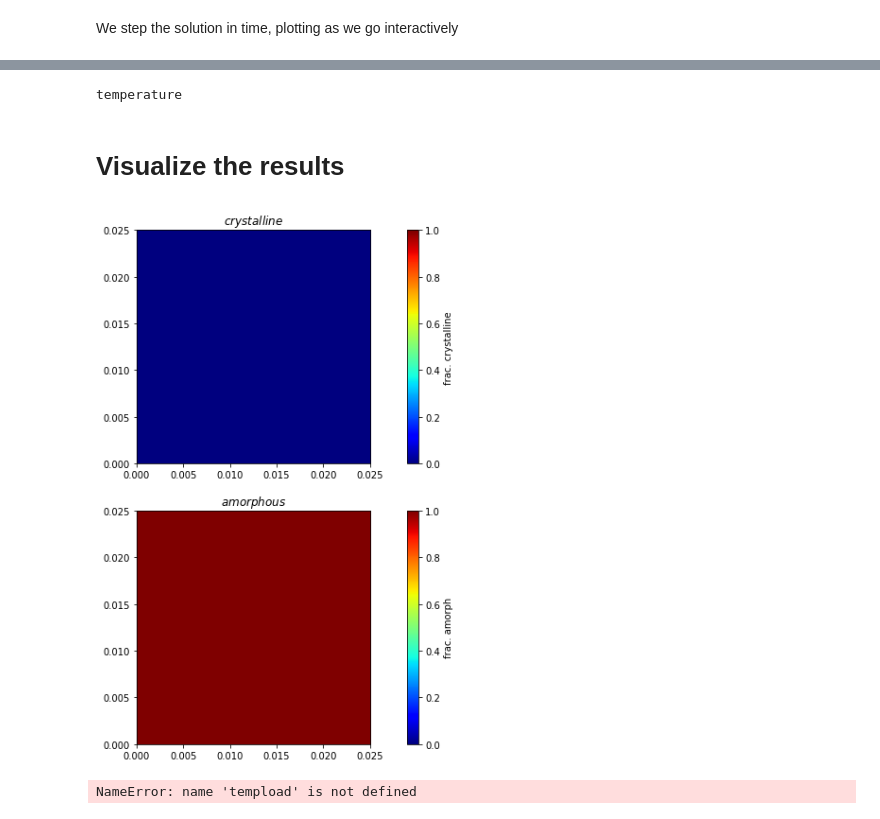
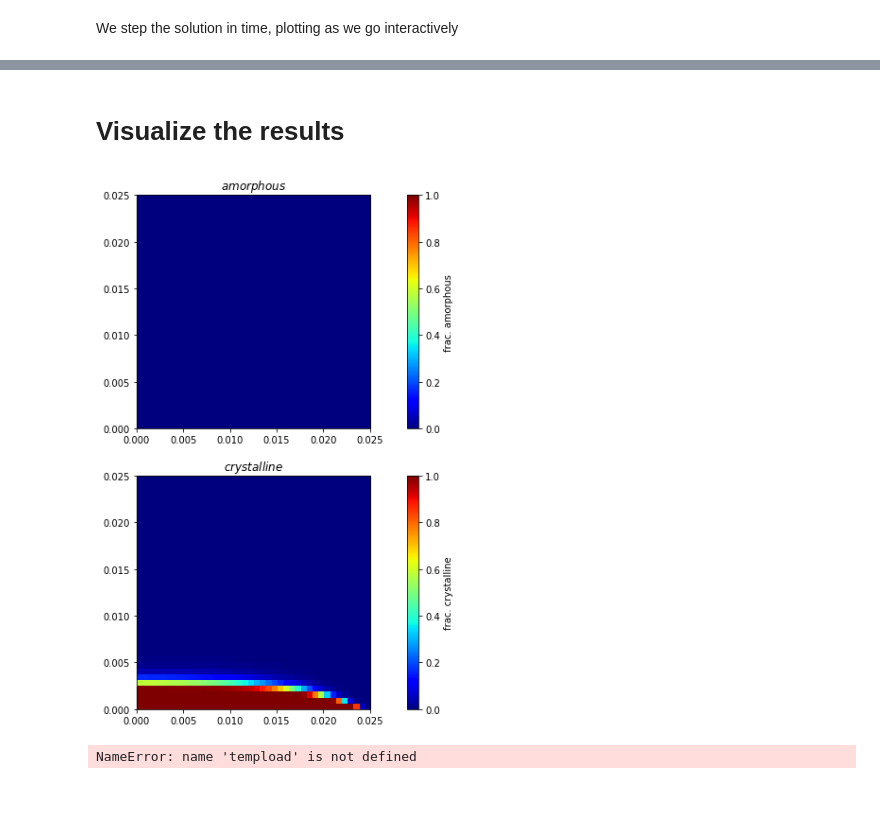
Before and after one commit to Teslos/TTT, a Jupyter notebook: TTTBMG.ipynb, the cells around one changed output, grey strips where cells are left out. Drawn from its saved outputs; the diff is of its cells as text; code cells hidden in the pictures.

```diff
--- a/TTTBMG.ipynb
+++ b/TTTBMG.ipynb
@@ -291,8 +291,8 @@ mesh = CylindricalGrid2D(dx = dL, dy = dL, nx = N, ny = N)
 # %% [markdown]
 Also adds the fraction of different phases as cell variable, so we can calculate the contributions from different phases to heat equation.
 # %%
-fi = CellVariable(mesh=mesh, name='frac. crystalline', hasOld=True, value=0.0)
-fp = CellVariable(mesh=mesh, name='frac. amorph', hasOld=True, value=0.0)
+fi = CellVariable(mesh=mesh, name='frac. amorphous', hasOld=True, value=0.0)
+fc = CellVariable(mesh=mesh, name='frac. crystalline', hasOld=True, value=0.0)
 xi = CellVariable(mesh=mesh, name='volume fract.',hasOld=True, value=0.)
 temperature = CellVariable(mesh = mesh, name='temperature',value=1173., hasOld=True)
 tincubation = CellVariable(mesh = mesh, name='incubation', value=0., hasOld=True)
@@ -325,10 +325,10 @@ fluxBottom = hrcf(temperature.faceValue.value)*(temperature.faceValue-t_inf) #ch
 # %% [markdown]
 Calculation of the transformation time (incubation time) before start of diffusive reaction:
 # %%
-def transformation_time(fp,k,n):
-    return (np.log(1./(1.-fp)) / k)**(1./n)
+def transformation_time(fc,k,n):
+    return (np.log(1./(1.-fc)) / k)**(1./n)
 def volume_fraction(time,k,n):
-    fp.setValue(1-np.exp(-k*time**n), where= tincubation > 0.)
+    fc.setValue(1-np.exp(-k*time**n), where= tincubation > 0.)
 # %% [markdown]
 Define the source term for the phase transformation effects. The phase transformation source contains the fraction of the amorphous phase transformed in crystalline and enthalpy of the formation.
 Singh and Dubey expressed the difference of specific heat between the undercooled liquid and the crystalline state:
@@ -394,12 +394,14 @@ for i in range(steps):
     terr=10e+10
     temperature.updateOld()
     fi.updateOld()
-    fp.updateOld()
+    fc.updateOld()
 
     # calculate incubation time
     n = calcn(temperature)
     k = calck(0.005,temperature)
-    tt = transformation_time(fp,k,n)
+    print "n = {} and k = {}".format(n,k)
+    tt = transformation_time(fc,k,n)
+    print "transformation time {}" .format(tt)
     tincubation.setValue(tincubation.value + dt/10)
     print tincubation
     # calculate volume fraction of the crystalline phase
@@ -409,7 +411,7 @@ for i in range(steps):
     # update martensite fraction using koistinen-marburger eq.
     # koistinen_marburger(temperature)
     # update complete volume fraction
-    xi = fp + fi
+    xi = fc + fi
     print max(xi)
     while(terr > eps):
         print "Residual %f" % terr
@@ -418,10 +420,10 @@ for i in range(steps):
     #print min(phaseSourceT())
     if __name__ == '__main__':
         path = "../../TEST/temperature/"
-        temperatureViewer.plot(path+"temperatureOH"+str(i)+".eps")
-        np.savetxt(path+"temperatureOH"+str(i),temperature)
-        np.savetxt(path+"crystallineOH"+str(i),fi)
-        np.savetxt(path+"amorphousOH"+str(i),fp)
+        temperatureViewer.plot(path+"temperatureBMG"+str(i)+".eps")
+        np.savetxt(path+"temperatureBMG"+str(i),temperature)
+        np.savetxt(path+"amorphousBMG"+str(i),fi)
+        np.savetxt(path+"crystallineBMG"+str(i),fc)
         Tvstime.append(temperature.value[0])
         print "step: ", i, "Min. temperature",min(temperature), "Max. temperature", max(temperature)
 # %% [output]
@@ -462,18 +466,16 @@ Residual 0.137546
 # %%
 temperature
-# %% [output]
-temperature
 # %% [markdown]
 # Visualize the results
 # %%
 fig1, (axp2, axc2)= plt.subplots(2, 1, sharex=False, sharey=False, figsize=(14,10))
 
-viewer1 = MultiViewer(viewers = (Matplotlib2DGridViewer(vars=fi, title='$crystalline$', axes=axp2, \
+viewer1 = MultiViewer(viewers = (Matplotlib2DGridViewer(vars=fi, title='$amorphous$', axes=axp2, \
                                                        datamin=0., datamax=1.), \
-                                Matplotlib2DGridViewer(vars=fp,  title='$amorphous$'   , axes=axc2, \
+                                Matplotlib2DGridViewer(vars=fc,  title='$crystalline$'   , axes=axc2, \
                                                        datamin=0., datamax=1.)))
 # %% [output]
-[figure, old version]
+[figure, new version]
 # %%
 plt.plot(tempload.reshape(N,N)[:,20])
 # %% [output]
```
Also changed, not shown: parts of 12 cells of this notebook, 2 other files.
